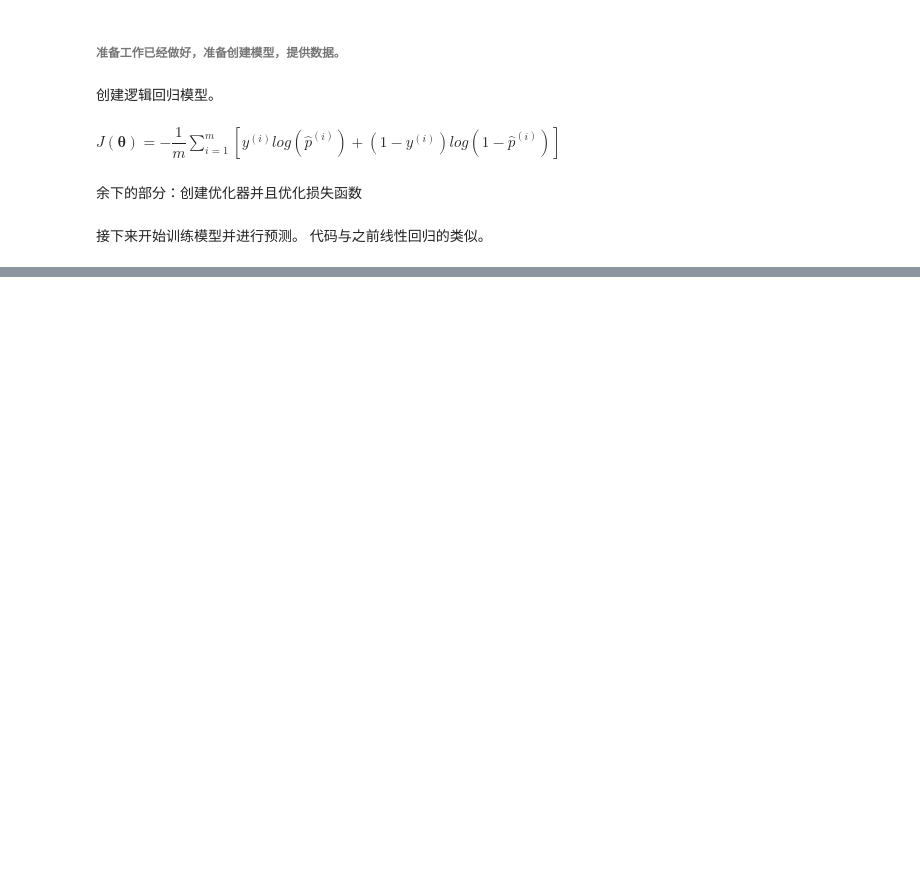
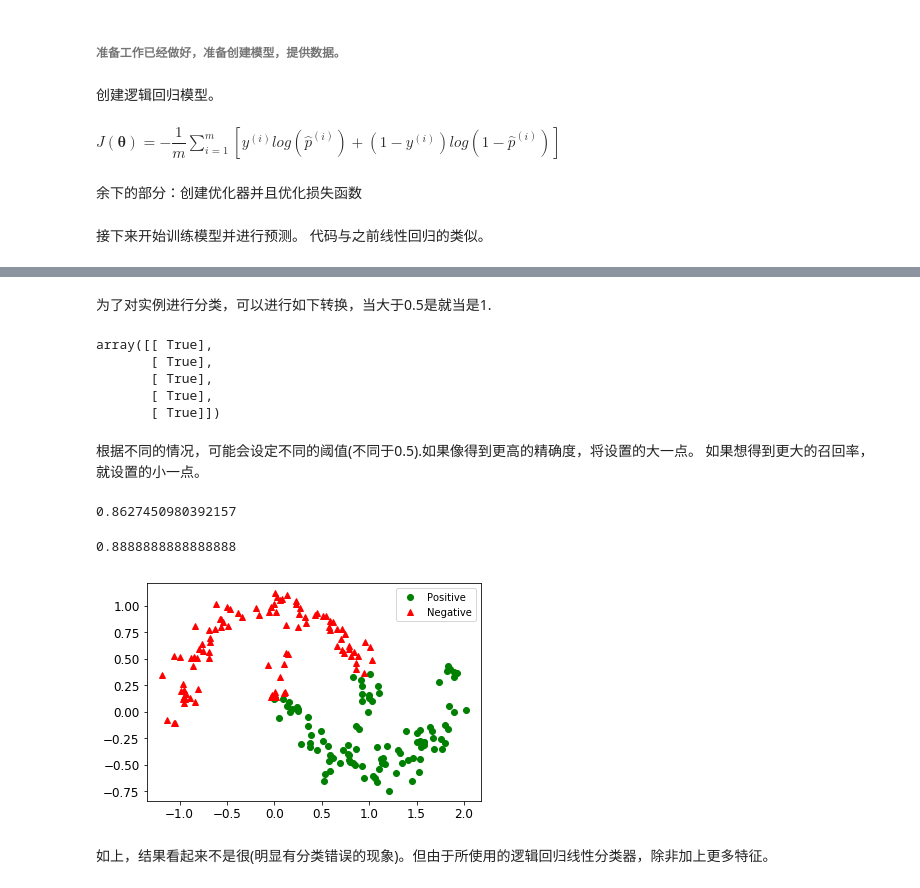
Before and after one commit to yunshuipiao/hands-on-ml-with-sklearn-tf-python3, a Jupyter notebook: 09_blog/09_blog_01.ipynb, the cells around one changed output, grey strips where cells are left out. Saved outputs shown, nothing was run; the diff lists cells and outputs as text; code cells hidden in the pictures; blank space fills up the shorter version.

```diff
--- a/09_blog/09_blog_01.ipynb
+++ b/09_blog/09_blog_01.ipynb
@@ -1148,7 +1148,7 @@ X_train = X_moons_with_bias[:-test_size]
 y_train = y_moons_column_vector[:-test_size]
 
 X_test = X_moons_with_bias[-test_size:]
-y_test = X_moons_with_bias[-test_size:]
+y_test = y_moons_column_vector[-test_size:]
 # %% [markdown]
 下面创建一个生成训练集的函数。随机选取每个批量的训练实例。意味着单独的patch可能会多次包括相同的实例， 并且可能不会全覆盖到所有的实例。然而，实际上问题不大。
 # %%
@@ -1233,5 +1233,5 @@ with tf.Session() as sess:
         if epoch % 100 == 0:
             print("Epoch:", epoch, "\tLoss:", loss_val)
 
-    y_proba_val = y_proba.eval(feed_dict={X: X_test, y: y_test})
+    y_proba_val = y_proba.eval({X: X_test, y: y_test})
 # %% [output]
@@ -1238,0 +1256,34 @@ ValueError: Cannot feed value of shape (200, 3) for Tensor 'y:0', which has shap
+# %% [markdown]
+为了对实例进行分类，可以进行如下转换，当大于0.5是就当是1.
+# %%
+y_pred = (y_proba_val >= 0.5)
+y_pred[:5]
+# %% [output]
+array([[ True],
+       [ True],
+       [ True],
+       [ True],
+       [ True]])
+# %% [markdown]
+根据不同的情况，可能会设定不同的阈值(不同于0.5).如果像得到更高的精确度，将设置的大一点。
+如果想得到更大的召回率， 就设置的小一点。
+# %%
+from sklearn.metrics import precision_score, recall_score
+precision_score(y_test, y_pred)
+# %% [output]
+0.8627450980392157
+# %%
+recall_score(y_test, y_pred)
+# %% [output]
+0.8888888888888888
+# %%
+# 下面画出预测的结果：
+y_pred_idx = y_pred.reshape(-1)  #1D数组，而不是向量
+plt.plot(X_test[y_pred_idx, 1], X_test[y_pred_idx, 2], 'go', label="Positive")
+plt.plot(X_test[~y_pred_idx, 1], X_test[~y_pred_idx, 2], 'r^', label="Negative")
+plt.legend()
+plt.show()
+# %% [output]
+[figure, added]
+# %% [markdown]
+如上，结果看起来不是很(明显有分类错误的现象)。但由于所使用的逻辑回归线性分类器，除非加上更多特征。
```
Also changed, not shown: parts of 18 cells of this notebook, 14 other files.
